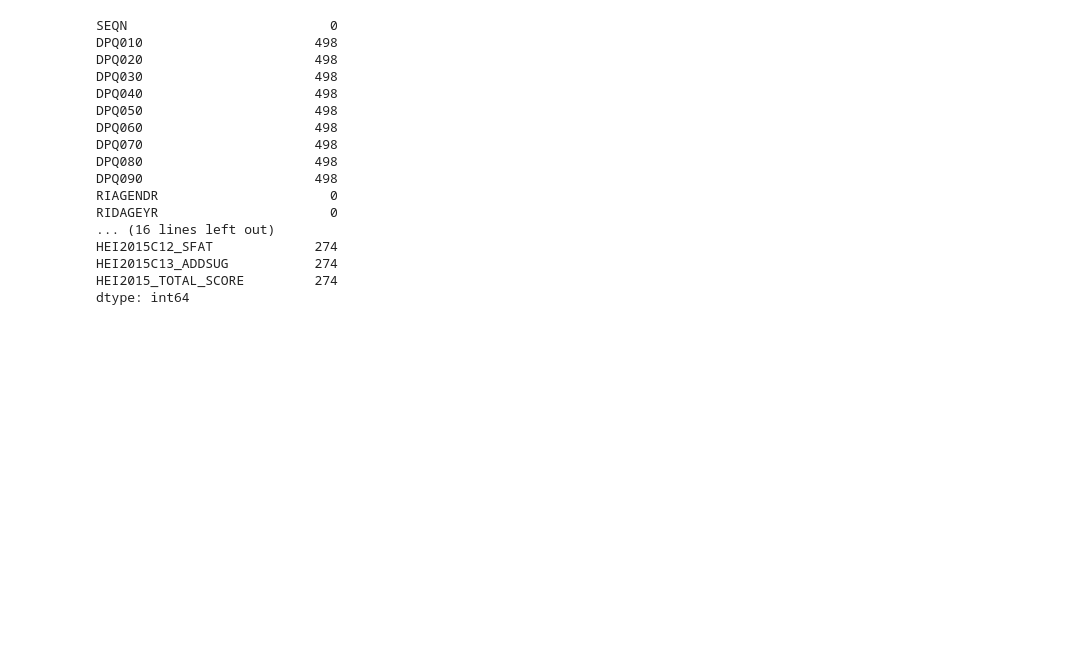
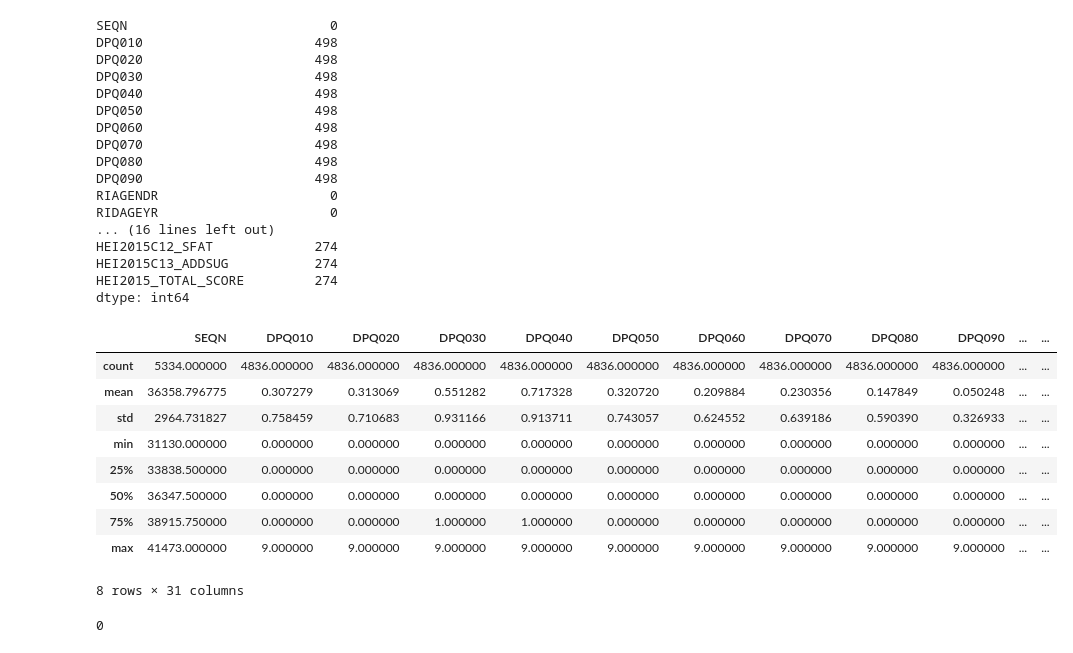
Before and after one commit to alearauj/EBA-Estatistica-do-Basico-ao-Avancado, a Jupyter notebook: EBA_Projeto_Final.ipynb, the cells around one changed output. Saved outputs shown, nothing was run; the diff lists cells and outputs as text; code cells hidden in the pictures; blank space fills up the shorter version.

```diff
--- a/EBA_Projeto_Final.ipynb
+++ b/EBA_Projeto_Final.ipynb
@@ -90,3 +94,21 @@ HEI2015C12_SFAT             274
 HEI2015C13_ADDSUG           274
 HEI2015_TOTAL_SCORE         274
 dtype: int64
+# %%
+df.describe()
+# %% [output]
+|  | SEQN | DPQ010 | DPQ020 | DPQ030 | DPQ040 | DPQ050 | DPQ060 | DPQ070 | DPQ080 | DPQ090 | ... | ... |
+| count | 5334.000000 | 4836.000000 | 4836.000000 | 4836.000000 | 4836.000000 | 4836.000000 | 4836.000000 | 4836.000000 | 4836.000000 | 4836.000000 | ... | ... |
+| mean | 36358.796775 | 0.307279 | 0.313069 | 0.551282 | 0.717328 | 0.320720 | 0.209884 | 0.230356 | 0.147849 | 0.050248 | ... | ... |
+| std | 2964.731827 | 0.758459 | 0.710683 | 0.931166 | 0.913711 | 0.743057 | 0.624552 | 0.639186 | 0.590390 | 0.326933 | ... | ... |
+| min | 31130.000000 | 0.000000 | 0.000000 | 0.000000 | 0.000000 | 0.000000 | 0.000000 | 0.000000 | 0.000000 | 0.000000 | ... | ... |
+| 25% | 33838.500000 | 0.000000 | 0.000000 | 0.000000 | 0.000000 | 0.000000 | 0.000000 | 0.000000 | 0.000000 | 0.000000 | ... | ... |
+| 50% | 36347.500000 | 0.000000 | 0.000000 | 0.000000 | 0.000000 | 0.000000 | 0.000000 | 0.000000 | 0.000000 | 0.000000 | ... | ... |
+| 75% | 38915.750000 | 0.000000 | 0.000000 | 1.000000 | 1.000000 | 0.000000 | 0.000000 | 0.000000 | 0.000000 | 0.000000 | ... | ... |
+| max | 41473.000000 | 9.000000 | 9.000000 | 9.000000 | 9.000000 | 9.000000 | 9.000000 | 9.000000 | 9.000000 | 9.000000 | ... | ... |
+8 rows × 31 columns
+# %%
+#somando os duplicados da base
+df.duplicated().sum()
+# %% [output]
+0
```
Also changed, not shown: parts of 3 cells of this notebook.
